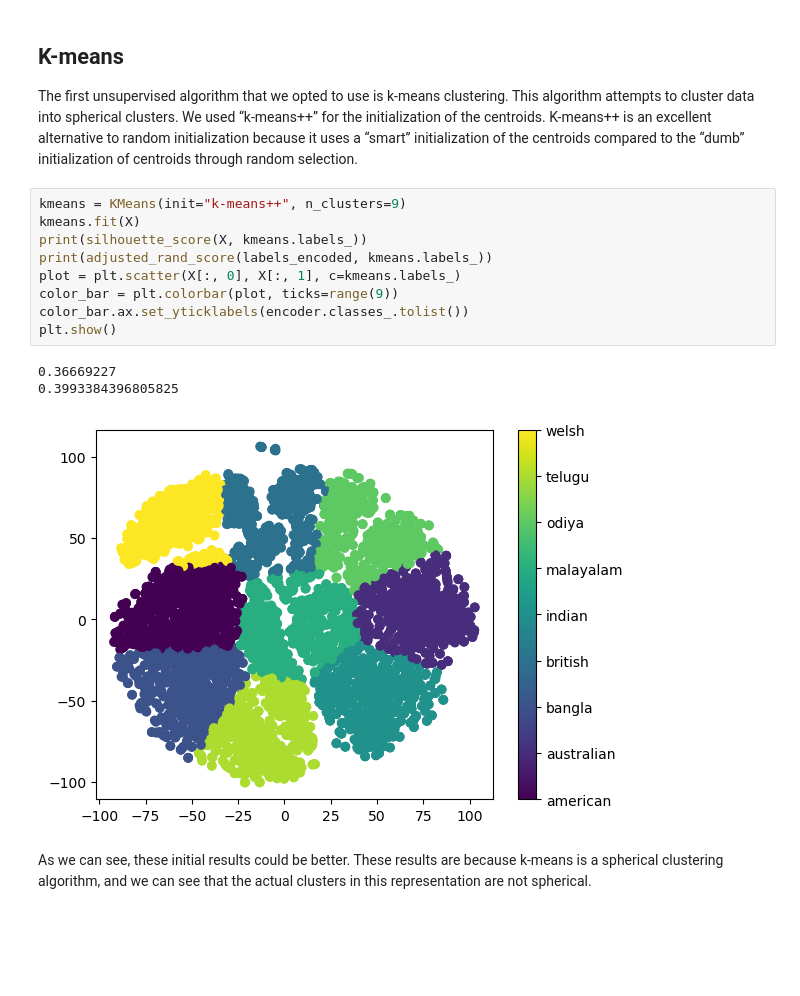
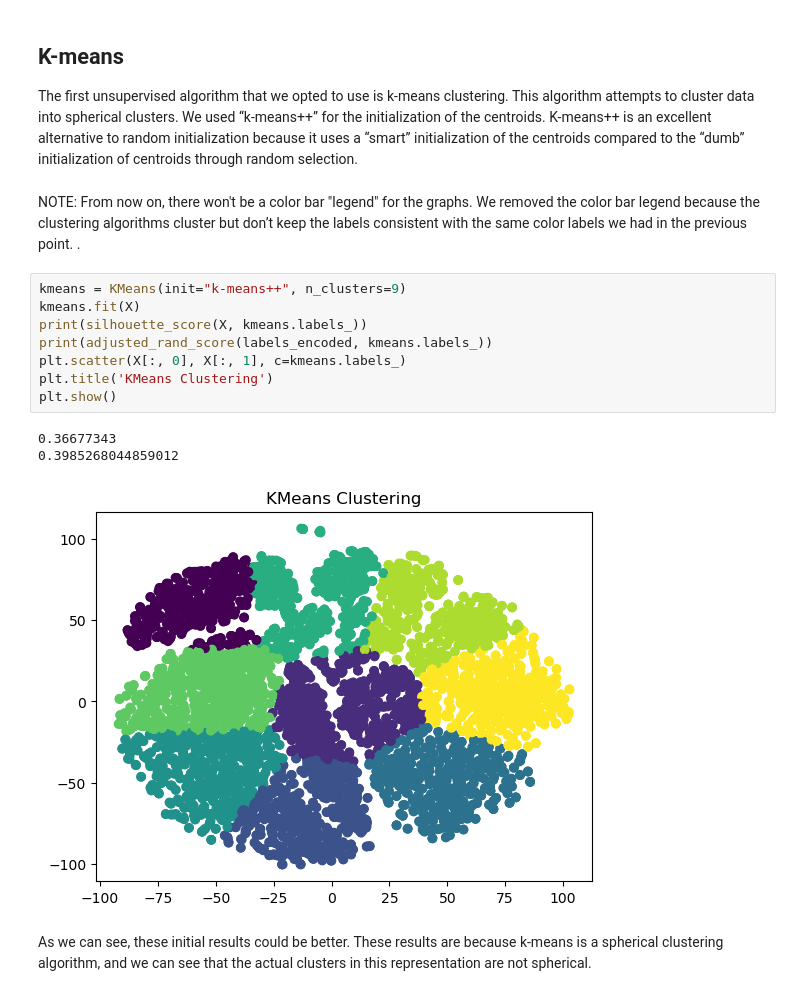
Before and after one commit to alexavndra/cogs_118b_project, a Jupyter notebook: FinalProject_groupXXX.ipynb, the cells around one changed output. Saved outputs shown, nothing was run; the diff lists cells and outputs as text; blank space fills up the shorter version.

```diff
--- a/FinalProject_groupXXX.ipynb
+++ b/FinalProject_groupXXX.ipynb
@@ -207,19 +186,20 @@ X = tsne_data_perp5
 ## K-means
 
 The first unsupervised algorithm that we opted to use is k-means clustering. This algorithm attempts to cluster data into spherical clusters. We used “k-means++” for the initialization of the centroids. K-means++ is an excellent alternative to random initialization because it uses a “smart” initialization of the centroids compared to the “dumb” initialization of centroids through random selection.
+# %% [markdown]
+NOTE: From now on, there won't be a color bar "legend" for the graphs. We removed the color bar legend because the clustering algorithms cluster but don’t keep the labels consistent with the same color labels we had in the previous point. .
 # %%
 kmeans = KMeans(init="k-means++", n_clusters=9)
 kmeans.fit(X)
 print(silhouette_score(X, kmeans.labels_))
 print(adjusted_rand_score(labels_encoded, kmeans.labels_))
-plot = plt.scatter(X[:, 0], X[:, 1], c=kmeans.labels_)
-color_bar = plt.colorbar(plot, ticks=range(9))
-color_bar.ax.set_yticklabels(encoder.classes_.tolist())
+plt.scatter(X[:, 0], X[:, 1], c=kmeans.labels_)
+plt.title('KMeans Clustering')
 plt.show()
 # %% [output]
-0.36669227
-0.3993384396805825
+0.36677343
+0.3985268044859012
-[figure, old version]
+[figure, new version]
 # %% [markdown]
 As we can see, these initial results could be better. These results are because k-means is a spherical clustering algorithm, and we can see that the actual clusters in this representation are not spherical.
 # %% [markdown]
```
Also changed, not shown: parts of 10 cells of this notebook.
